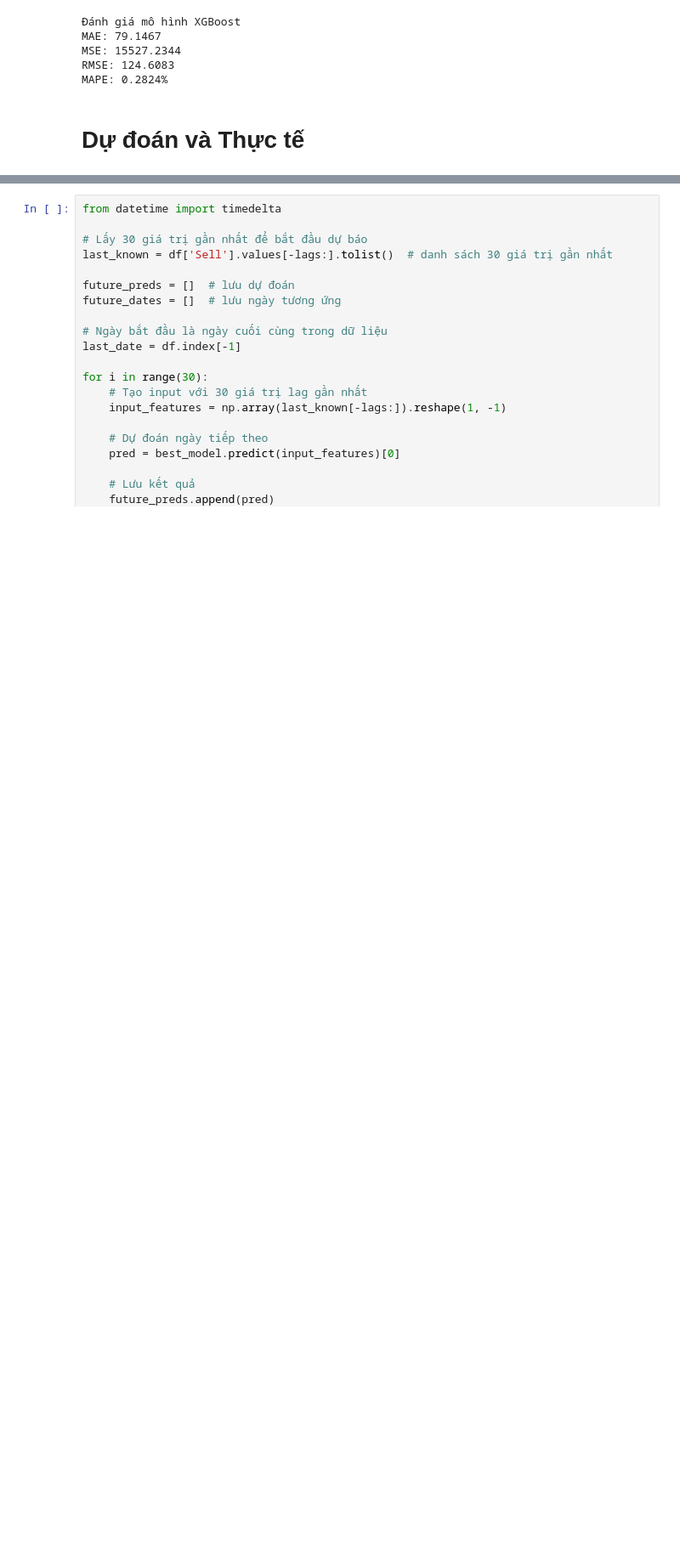
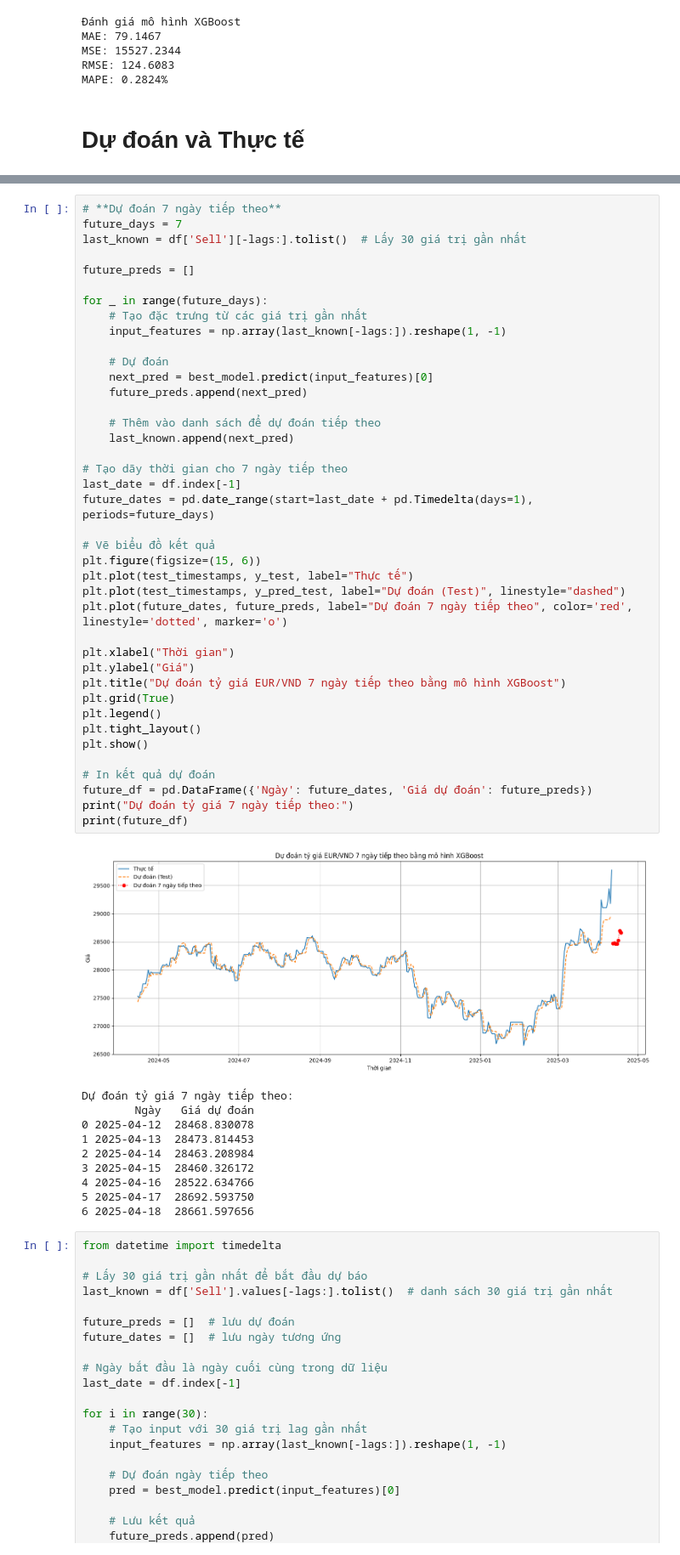
Before and after one commit to nggiang63/eur-vnd-exchange-rate, a Jupyter notebook: notebooks/xgboost.ipynb, the cells around one changed output, grey strips where cells are left out. Shown at 85% size. Drawn from its saved outputs; the diff is of its cells as text; blank space fills up the shorter version.

Commit message:
predict future

```diff
--- a/notebooks/xgboost.ipynb
+++ b/notebooks/xgboost.ipynb
@@ -154,3 +235,54 @@ plt.show()
+# %%
+# **Dự đoán 7 ngày tiếp theo**
+future_days = 7
+last_known = df['Sell'][-lags:].tolist()  # Lấy 30 giá trị gần nhất
+
+future_preds = []
+
+for _ in range(future_days):
+    # Tạo đặc trưng từ các giá trị gần nhất
+    input_features = np.array(last_known[-lags:]).reshape(1, -1)
+
+    # Dự đoán
+    next_pred = best_model.predict(input_features)[0]
+    future_preds.append(next_pred)
+
+    # Thêm vào danh sách để dự đoán tiếp theo
+    last_known.append(next_pred)
+
+# Tạo dãy thời gian cho 7 ngày tiếp theo
+last_date = df.index[-1]
+future_dates = pd.date_range(start=last_date + pd.Timedelta(days=1), periods=future_days)
+
+# Vẽ biểu đồ kết quả
+plt.figure(figsize=(15, 6))
+plt.plot(test_timestamps, y_test, label="Thực tế")
+plt.plot(test_timestamps, y_pred_test, label="Dự đoán (Test)", linestyle="dashed")
+plt.plot(future_dates, future_preds, label="Dự đoán 7 ngày tiếp theo", color='red', linestyle='dotted', marker='o')
+
+plt.xlabel("Thời gian")
+plt.ylabel("Giá")
+plt.title("Dự đoán tỷ giá EUR/VND 7 ngày tiếp theo bằng mô hình XGBoost")
+plt.grid(True)
+plt.legend()
+plt.tight_layout()
+plt.show()
+
+# In kết quả dự đoán
+future_df = pd.DataFrame({'Ngày': future_dates, 'Giá dự đoán': future_preds})
+print("Dự đoán tỷ giá 7 ngày tiếp theo:")
+print(future_df)
+# %% [output]
+[figure, added]
+Dự đoán tỷ giá 7 ngày tiếp theo:
+        Ngày   Giá dự đoán
+0 2025-04-12  28468.830078
+1 2025-04-13  28473.814453
+2 2025-04-14  28463.208984
+3 2025-04-15  28460.326172
+4 2025-04-16  28522.634766
+5 2025-04-17  28692.593750
+6 2025-04-18  28661.597656
 # %%
 from datetime import timedelta
 
```
Also changed, not shown: parts of 5 cells of this notebook, 2 other files.
